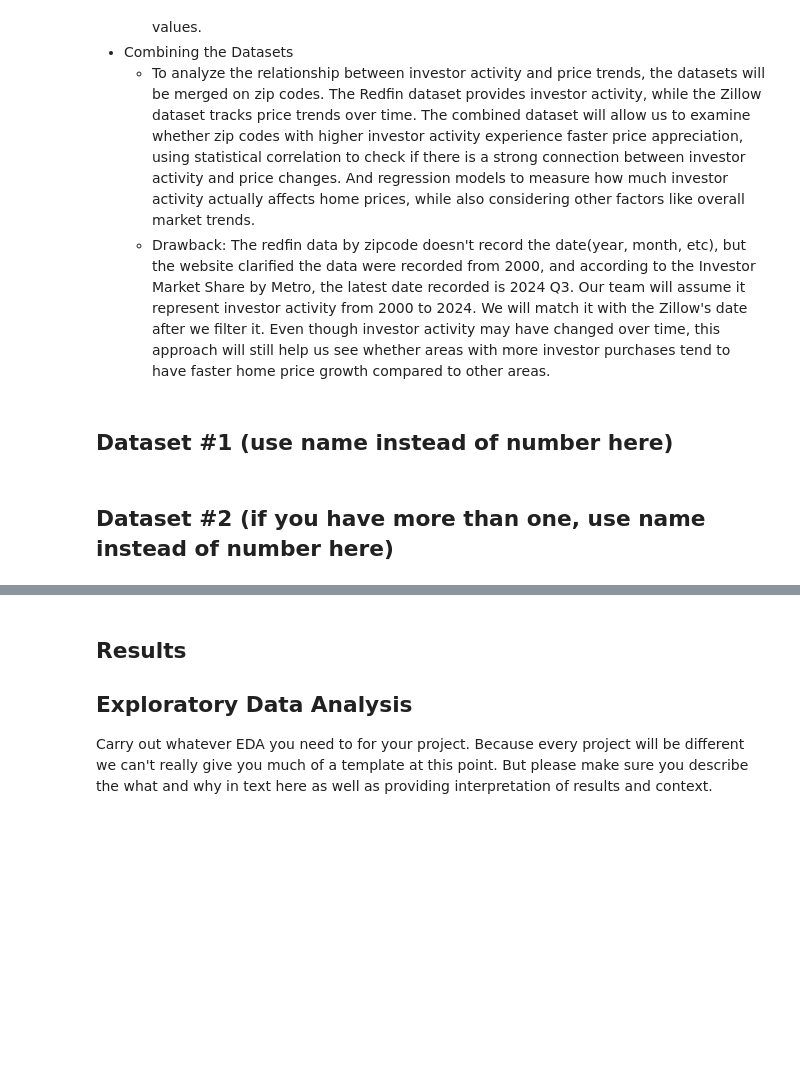
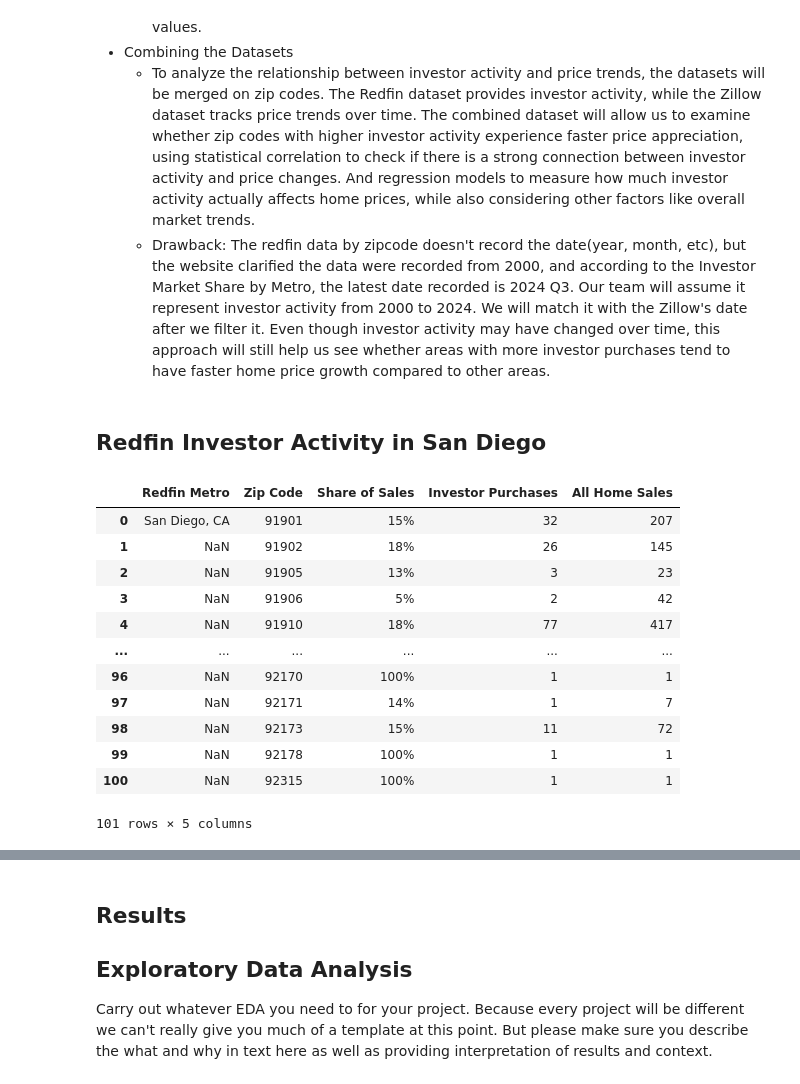
Before and after one commit to rangelrichard/investor_impact, a Jupyter notebook: EDACheckpoint_Group171_WI25.ipynb, the cells around one changed output, grey strips where cells are left out. Drawn from its saved outputs; the diff is of its cells as text; code cells hidden in the pictures; blank space fills up the shorter version.

```diff
--- a/EDACheckpoint_Group171_WI25.ipynb
+++ b/EDACheckpoint_Group171_WI25.ipynb
@@ -64,10 +64,27 @@ We predict that zip codes with higher investor activity (measured by the percent
 - Combining the Datasets
   - To analyze the relationship between investor activity and price trends, the datasets will be merged on zip codes. The Redfin dataset provides investor activity, while the Zillow dataset tracks price trends over time. The combined dataset will allow us to examine whether zip codes with higher investor activity experience faster price appreciation, using statistical correlation to check if there is a strong connection between investor activity and price changes. And regression models to measure how much investor activity actually affects home prices, while also considering other factors like overall market trends.
   - Drawback: The redfin data by zipcode doesn't record the date(year, month, etc), but the website clarified the data were recorded from 2000, and according to the Investor Market Share by Metro, the latest date recorded is 2024 Q3. Our team will assume it represent investor activity from 2000 to 2024. We will match it with the Zillow's date after we filter it. Even though investor activity may have changed over time, this approach will still help us see whether areas with more investor purchases tend to have faster home price growth compared to other areas.
-# %% [markdown]
-## Dataset #1 (use name instead of number here)
+# %% [markdown]
+## Redfin Investor Activity in San Diego
 # %%
 ## YOUR CODE TO LOAD/CLEAN/TIDY/WRANGLE THE DATA GOES HERE
 ## FEEL FREE TO ADD MULTIPLE CELLS PER SECTION
+import pandas as pd
+import numpy as np
+redfin = pd.read_csv('https://docs.google.com/spreadsheets/d/e/2PACX-1vSE6CqRxuF2BT8dagvZcjvXvmMd0WfO5blJ60jIWcebwYdQZsELeAPxrKKiF3vTIVQ81-iIgDybYAeF/pub?gid=1006899554&single=true&output=csv')
+redfin.shape
+redfin
+# %% [output]
+|  | Redfin Metro | Zip Code | Share of Sales | Investor Purchases | All Home Sales |
+| 0 | San Diego, CA | 91901 | 15% | 32 | 207 |
+| 1 | NaN | 91902 | 18% | 26 | 145 |
+| 2 | NaN | 91905 | 13% | 3 | 23 |
+| 3 | NaN | 91906 | 5% | 2 | 42 |
+| 4 | NaN | 91910 | 18% | 77 | 417 |
+| ... | ... | ... | ... | ... | ... |
+| 96 | NaN | 92170 | 100% | 1 | 1 |
+| 97 | NaN | 92171 | 14% | 1 | 7 |
+| 98 | NaN | 92173 | 15% | 11 | 72 |
+| 99 | NaN | 92178 | 100% | 1 | 1 |
+| 100 | NaN | 92315 | 100% | 1 | 1 |
+101 rows × 5 columns
-# %% [markdown]
-## Dataset #2 (if you have more than one, use name instead of number here)
```
Also changed, not shown: parts of 6 cells of this notebook.
